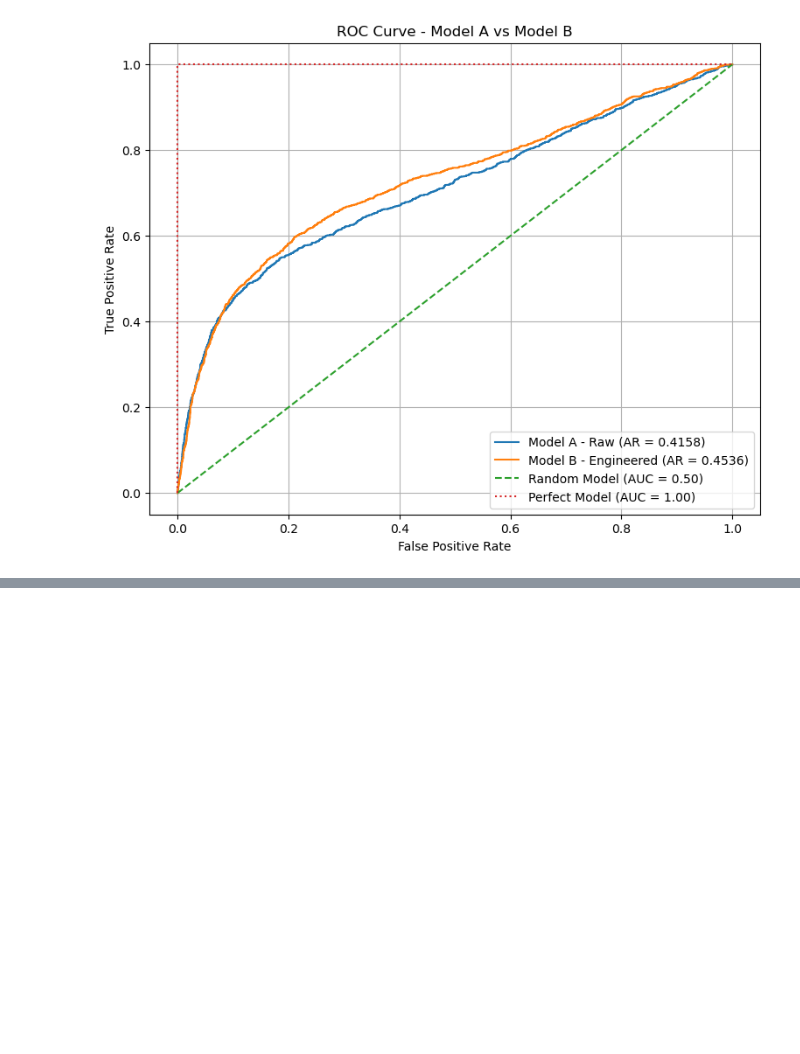
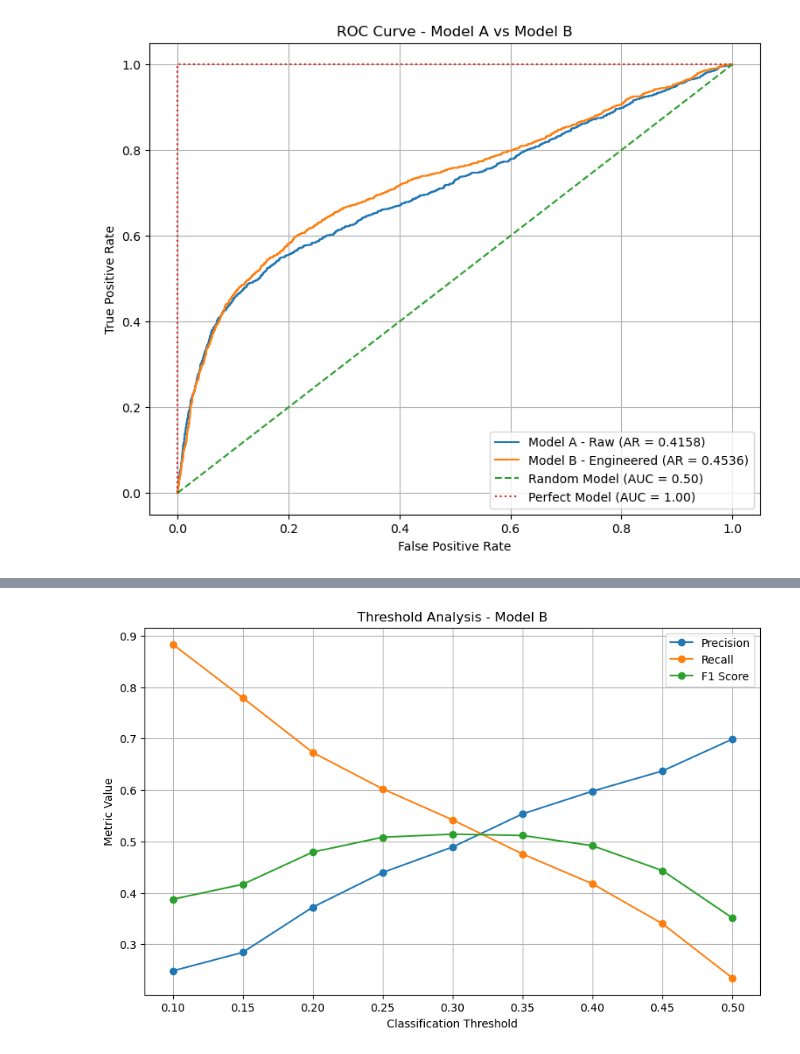
Before and after one commit to kahaan1302/Credit-Card-Default-Prediction, a Jupyter notebook: 03_data_prep_&_scaling.ipynb, the cells around one changed output, grey strips where cells are left out. Drawn from its saved outputs; the diff is of its cells as text; code cells hidden in the pictures; blank space fills up the shorter version.

Commit message:
model performance testing

```diff
--- a/03_data_prep_&_scaling.ipynb
+++ b/03_data_prep_&_scaling.ipynb
@@ -1034,0 +1090,35 @@ plt.show()
+# %%
+import matplotlib.pyplot as plt
+
+plt.figure(figsize=(10, 6))
+
+plt.plot(
+    threshold_results_B["Threshold"],
+    threshold_results_B["Precision"],
+    marker="o",
+    label="Precision"
+)
+
+plt.plot(
+    threshold_results_B["Threshold"],
+    threshold_results_B["Recall"],
+    marker="o",
+    label="Recall"
+)
+
+plt.plot(
+    threshold_results_B["Threshold"],
+    threshold_results_B["F1"],
+    marker="o",
+    label="F1 Score"
+)
+
+plt.xlabel("Classification Threshold")
+plt.ylabel("Metric Value")
+plt.title("Threshold Analysis - Model B")
+plt.legend()
+plt.grid(True)
+
+plt.show()
+# %% [output]
+[figure, added]
```
Also changed, not shown: parts of 11 cells of this notebook.
